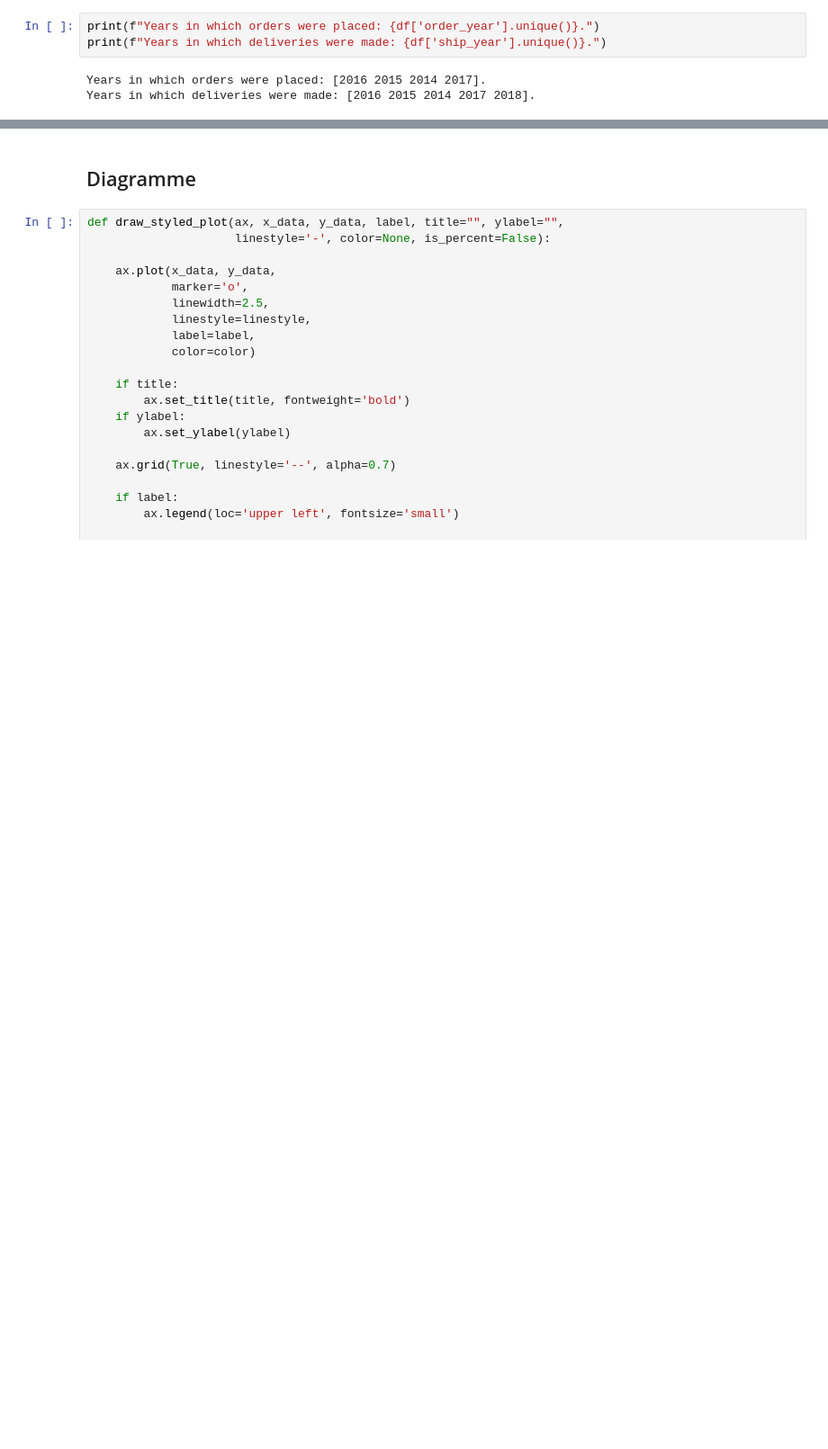
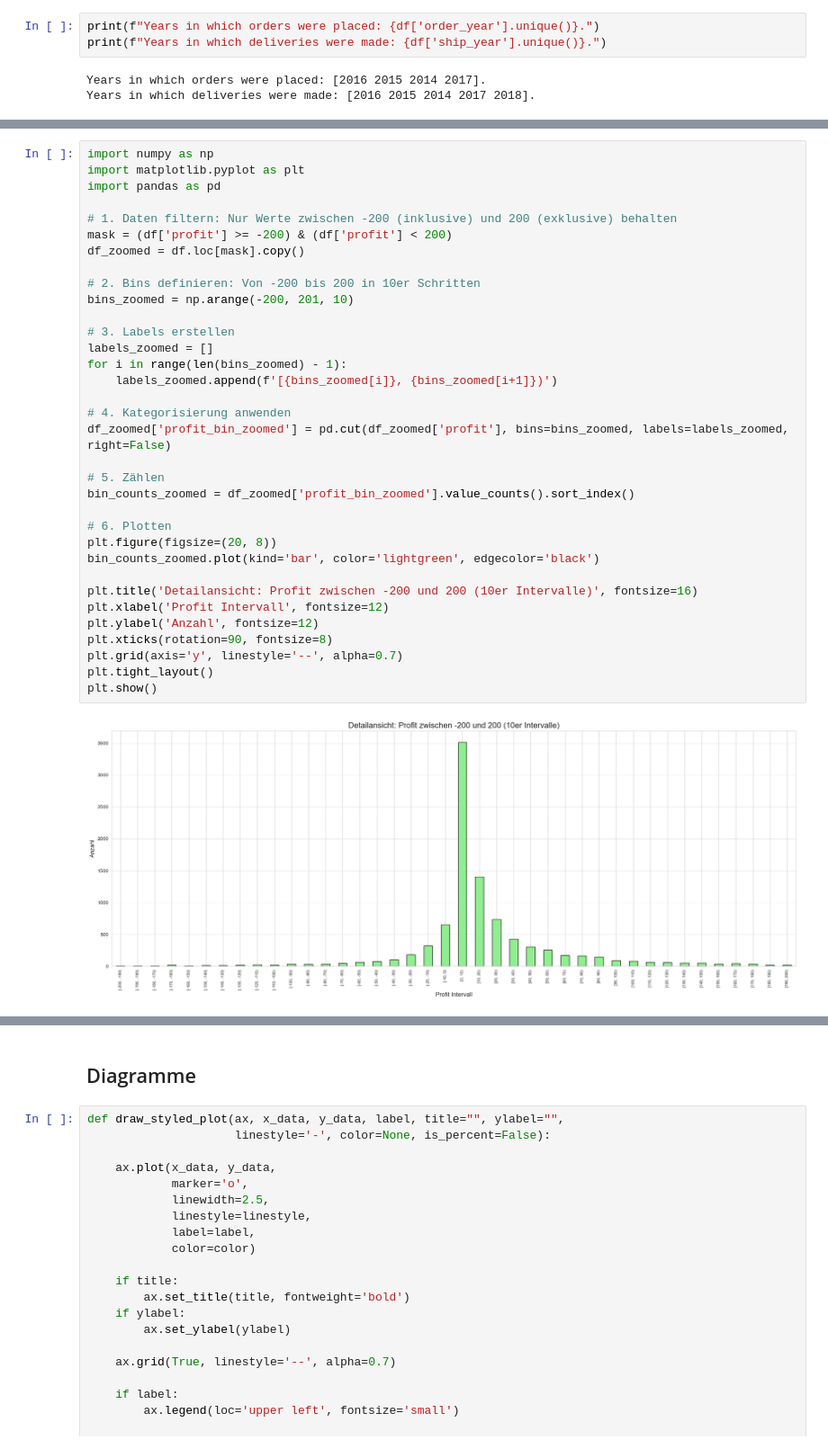
Before and after one commit to justushtr/data_engineering, a Jupyter notebook: data_analytics.ipynb, the cells around one changed output, grey strips where cells are left out. Shown at 90% size. Saved outputs shown, nothing was run; the diff lists cells and outputs as text; blank space fills up the shorter version.

```diff
--- a/data_analytics.ipynb
+++ b/data_analytics.ipynb
@@ -28,0 +57,36 @@ Durchscnittserlös von 7.562036852111002 per Unit.
+# %%
+import numpy as np
+import matplotlib.pyplot as plt
+import pandas as pd
+
+# 1. Daten filtern: Nur Werte zwischen -200 (inklusive) und 200 (exklusive) behalten
+mask = (df['profit'] >= -200) & (df['profit'] < 200)
+df_zoomed = df.loc[mask].copy()
+
+# 2. Bins definieren: Von -200 bis 200 in 10er Schritten
+bins_zoomed = np.arange(-200, 201, 10)
+
+# 3. Labels erstellen
+labels_zoomed = []
+for i in range(len(bins_zoomed) - 1):
+    labels_zoomed.append(f'[{bins_zoomed[i]}, {bins_zoomed[i+1]})')
+
+# 4. Kategorisierung anwenden
+df_zoomed['profit_bin_zoomed'] = pd.cut(df_zoomed['profit'], bins=bins_zoomed, labels=labels_zoomed, right=False)
+
+# 5. Zählen
+bin_counts_zoomed = df_zoomed['profit_bin_zoomed'].value_counts().sort_index()
+
+# 6. Plotten
+plt.figure(figsize=(20, 8))
+bin_counts_zoomed.plot(kind='bar', color='lightgreen', edgecolor='black')
+
+plt.title('Detailansicht: Profit zwischen -200 und 200 (10er Intervalle)', fontsize=16)
+plt.xlabel('Profit Intervall', fontsize=12)
+plt.ylabel('Anzahl', fontsize=12)
+plt.xticks(rotation=90, fontsize=8)
+plt.grid(axis='y', linestyle='--', alpha=0.7)
+plt.tight_layout()
+plt.show()
+# %% [output]
+[figure, added]
```
Also changed, not shown: parts of 16 cells of this notebook, 2 other files.
